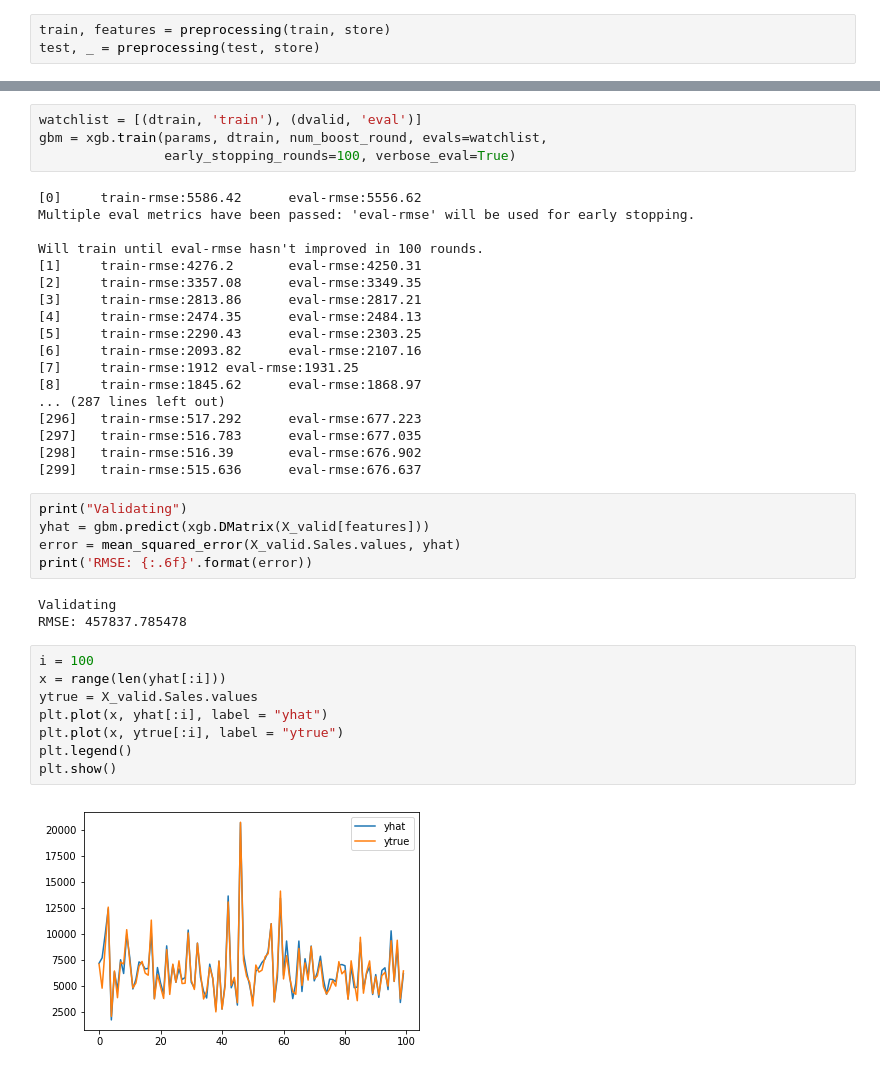
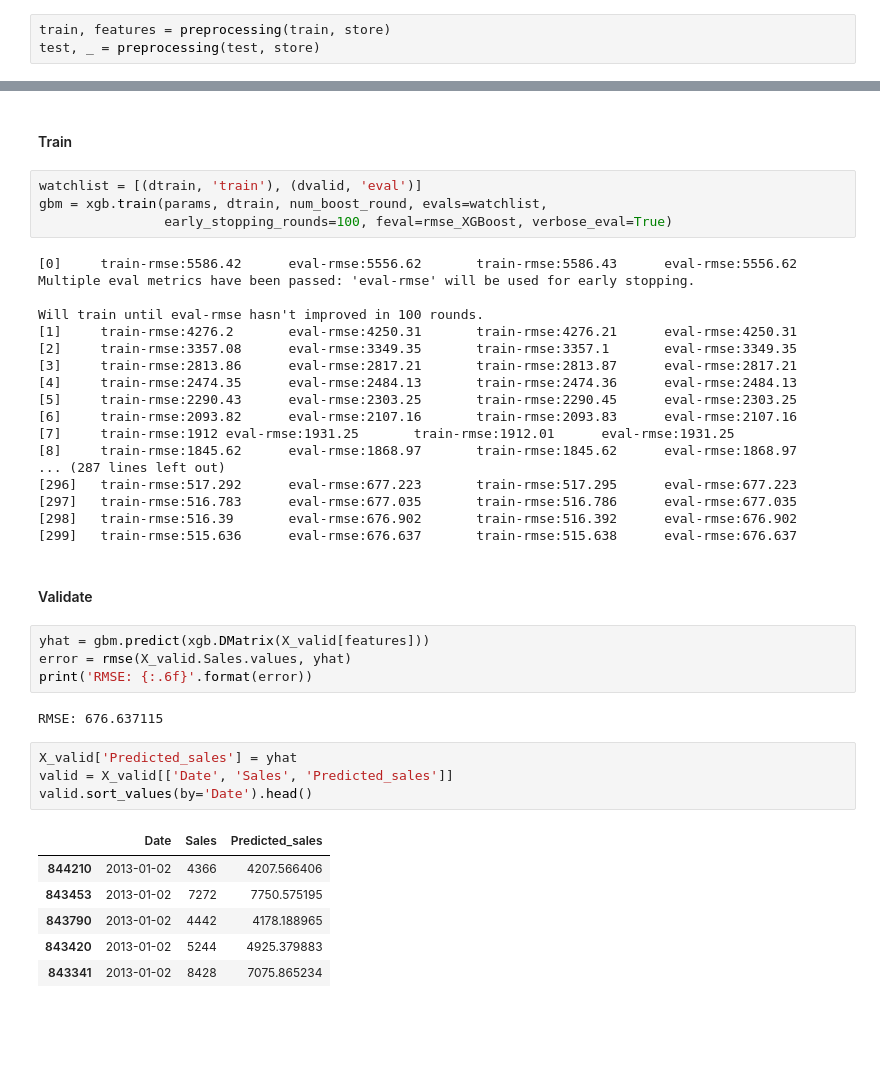
Before and after one commit to BWallyn/PredictSales, a Jupyter notebook: Rossmann_Stores_Analysis.ipynb, the cells around one changed output, grey strips where cells are left out. Cells and saved outputs as stored; diff of their text form; blank space fills up the shorter version.

```diff
--- a/Rossmann_Stores_Analysis.ipynb
+++ b/Rossmann_Stores_Analysis.ipynb
@@ -653,40 +594,43 @@ Train a XGBoost model
+# %% [markdown]
+#### Train
 # %%
 watchlist = [(dtrain, 'train'), (dvalid, 'eval')]
 gbm = xgb.train(params, dtrain, num_boost_round, evals=watchlist,
-                early_stopping_rounds=100, verbose_eval=True)
+                early_stopping_rounds=100, feval=rmse_XGBoost, verbose_eval=True)
 # %% [output]
-[0]     train-rmse:5586.42      eval-rmse:5556.62
+[0]     train-rmse:5586.42      eval-rmse:5556.62       train-rmse:5586.43      eval-rmse:5556.62
 Multiple eval metrics have been passed: 'eval-rmse' will be used for early stopping.
 
 Will train until eval-rmse hasn't improved in 100 rounds.
-[1]     train-rmse:4276.2       eval-rmse:4250.31
-[2]     train-rmse:3357.08      eval-rmse:3349.35
-[3]     train-rmse:2813.86      eval-rmse:2817.21
-[4]     train-rmse:2474.35      eval-rmse:2484.13
-[5]     train-rmse:2290.43      eval-rmse:2303.25
-[6]     train-rmse:2093.82      eval-rmse:2107.16
-[7]     train-rmse:1912 eval-rmse:1931.25
-[8]     train-rmse:1845.62      eval-rmse:1868.97
+[1]     train-rmse:4276.2       eval-rmse:4250.31       train-rmse:4276.21      eval-rmse:4250.31
+[2]     train-rmse:3357.08      eval-rmse:3349.35       train-rmse:3357.1       eval-rmse:3349.35
+[3]     train-rmse:2813.86      eval-rmse:2817.21       train-rmse:2813.87      eval-rmse:2817.21
+[4]     train-rmse:2474.35      eval-rmse:2484.13       train-rmse:2474.36      eval-rmse:2484.13
+[5]     train-rmse:2290.43      eval-rmse:2303.25       train-rmse:2290.45      eval-rmse:2303.25
+[6]     train-rmse:2093.82      eval-rmse:2107.16       train-rmse:2093.83      eval-rmse:2107.16
+[7]     train-rmse:1912 eval-rmse:1931.25       train-rmse:1912.01      eval-rmse:1931.25
+[8]     train-rmse:1845.62      eval-rmse:1868.97       train-rmse:1845.62      eval-rmse:1868.97
 ... (287 lines left out)
-[296]   train-rmse:517.292      eval-rmse:677.223
-[297]   train-rmse:516.783      eval-rmse:677.035
-[298]   train-rmse:516.39       eval-rmse:676.902
-[299]   train-rmse:515.636      eval-rmse:676.637
+[296]   train-rmse:517.292      eval-rmse:677.223       train-rmse:517.295      eval-rmse:677.223
+[297]   train-rmse:516.783      eval-rmse:677.035       train-rmse:516.786      eval-rmse:677.035
+[298]   train-rmse:516.39       eval-rmse:676.902       train-rmse:516.392      eval-rmse:676.902
+[299]   train-rmse:515.636      eval-rmse:676.637       train-rmse:515.638      eval-rmse:676.637
+# %% [markdown]
+#### Validate
 # %%
-print("Validating")
 yhat = gbm.predict(xgb.DMatrix(X_valid[features]))
-error = mean_squared_error(X_valid.Sales.values, yhat)
+error = rmse(X_valid.Sales.values, yhat)
 print('RMSE: {:.6f}'.format(error))
 # %% [output]
-Validating
-RMSE: 457837.785478
+RMSE: 676.637115
-# %%
-i = 100
-x = range(len(yhat[:i]))
-ytrue = X_valid.Sales.values
-plt.plot(x, yhat[:i], label = "yhat")
-plt.plot(x, ytrue[:i], label = "ytrue")
-plt.legend()
-plt.show()
-# %% [output]
-[figure, removed]
+# %%
+X_valid['Predicted_sales'] = yhat
+valid = X_valid[['Date', 'Sales', 'Predicted_sales']]
+valid.sort_values(by='Date').head()
+# %% [output]
+|  | Date | Sales | Predicted_sales |
+| 844210 | 2013-01-02 | 4366 | 4207.566406 |
+| 843453 | 2013-01-02 | 7272 | 7750.575195 |
+| 843790 | 2013-01-02 | 4442 | 4178.188965 |
+| 843420 | 2013-01-02 | 5244 | 4925.379883 |
+| 843341 | 2013-01-02 | 8428 | 7075.865234 |
```
Also changed, not shown: parts of 18 cells of this notebook, 3 other files.
